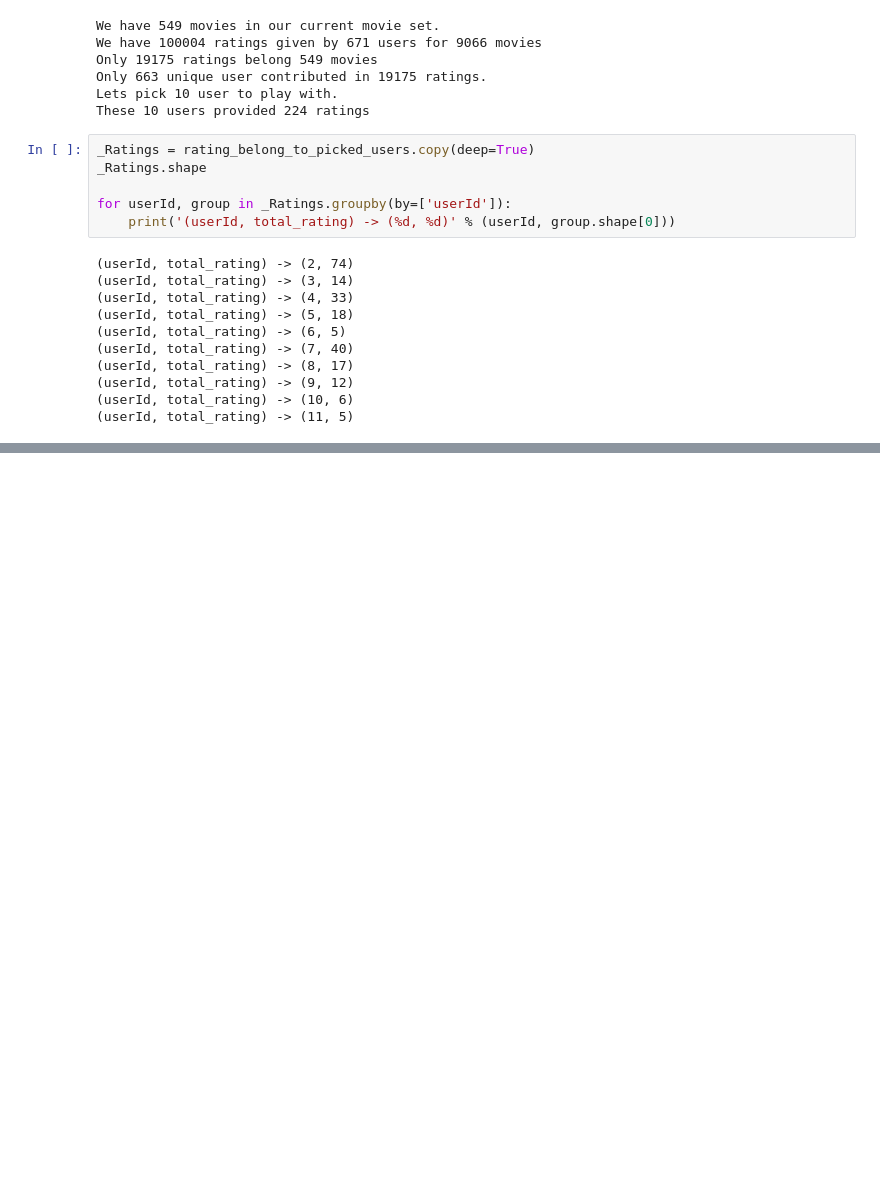
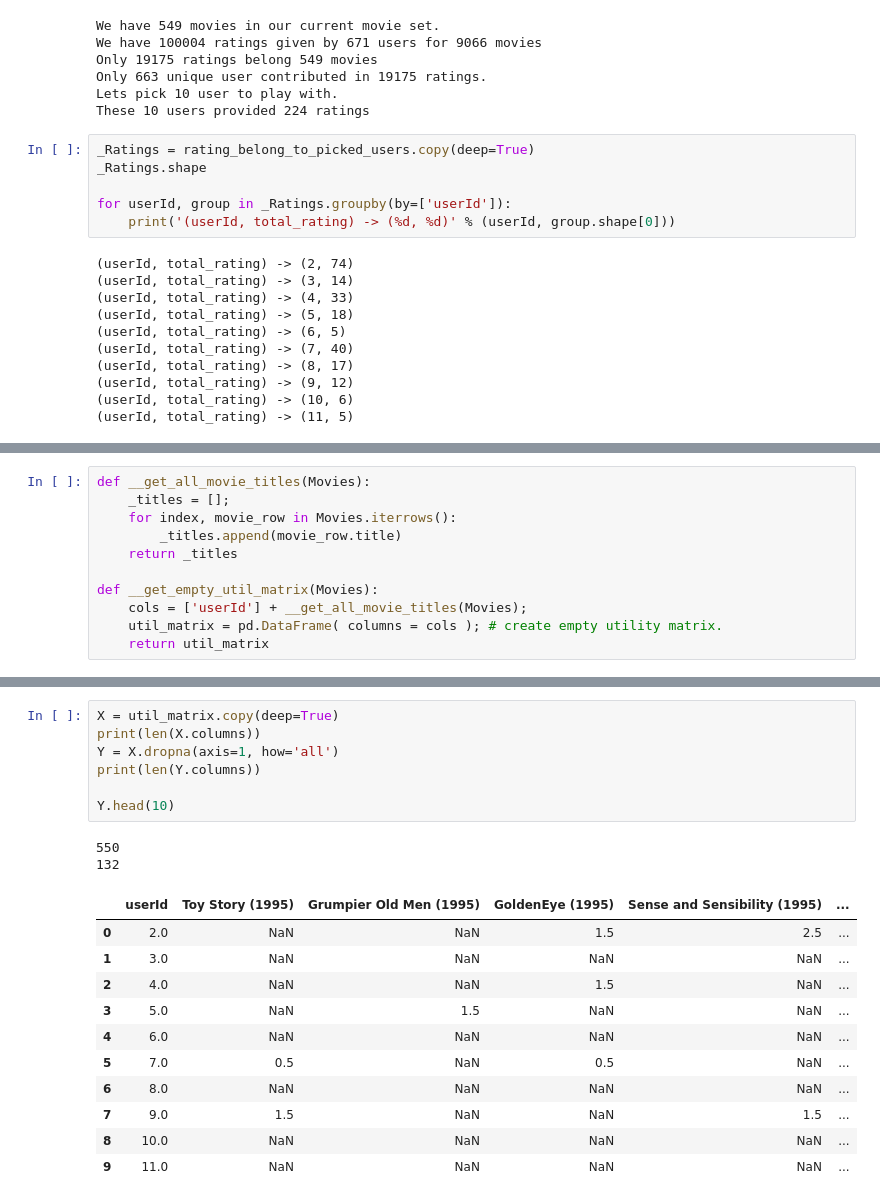
Before and after one commit to guptakvgaurav/building_py_rec, a Jupyter notebook: recommender_system/src/strategy2.ipynb, the cells around one changed output, grey strips where cells are left out. Saved outputs shown, nothing was run; the diff lists cells and outputs as text; blank space fills up the shorter version.

```diff
--- a/recommender_system/src/strategy2.ipynb
+++ b/recommender_system/src/strategy2.ipynb
@@ -109,0 +83,11 @@ Utility matrix should have shape (10, 549)
+# %%
+def __get_all_movie_titles(Movies):
+    _titles = [];
+    for index, movie_row in Movies.iterrows():
+        _titles.append(movie_row.title)
+    return _titles
+
+def __get_empty_util_matrix(Movies):
+    cols = ['userId'] + __get_all_movie_titles(Movies);
+    util_matrix = pd.DataFrame( columns = cols ); # create empty utility matrix.
+    return util_matrix
@@ -109,0 +151,21 @@ Utility matrix should have shape (10, 549)
+# %%
+X = util_matrix.copy(deep=True)
+print(len(X.columns))
+Y = X.dropna(axis=1, how='all')
+print(len(Y.columns))
+
+Y.head(10)
+# %% [output]
+550
+132
+|  | userId | Toy Story (1995) | Grumpier Old Men (1995) | GoldenEye (1995) | Sense and Sensibility (1995) | ... |
+| 0 | 2.0 | NaN | NaN | 1.5 | 2.5 | ... |
+| 1 | 3.0 | NaN | NaN | NaN | NaN | ... |
+| 2 | 4.0 | NaN | NaN | 1.5 | NaN | ... |
+| 3 | 5.0 | NaN | 1.5 | NaN | NaN | ... |
+| 4 | 6.0 | NaN | NaN | NaN | NaN | ... |
+| 5 | 7.0 | 0.5 | NaN | 0.5 | NaN | ... |
+| 6 | 8.0 | NaN | NaN | NaN | NaN | ... |
+| 7 | 9.0 | 1.5 | NaN | NaN | 1.5 | ... |
+| 8 | 10.0 | NaN | NaN | NaN | NaN | ... |
+| 9 | 11.0 | NaN | NaN | NaN | NaN | ... |
```
Also changed, not shown: parts of 5 cells of this notebook.
